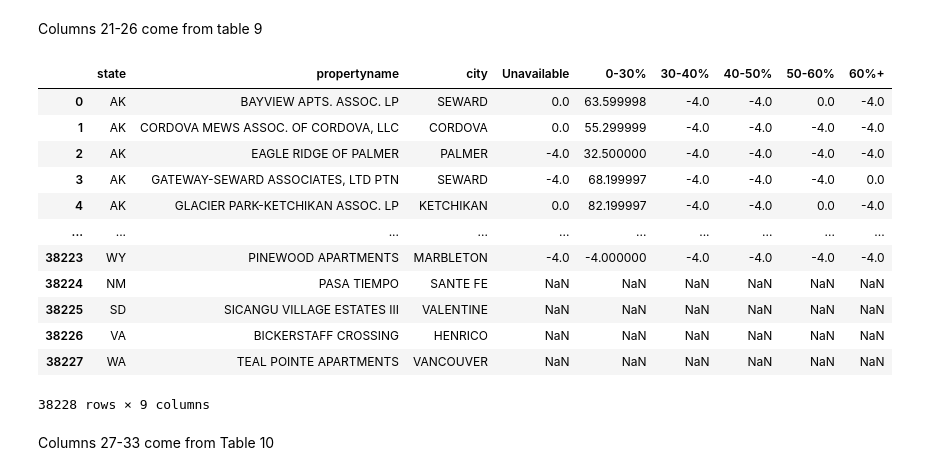
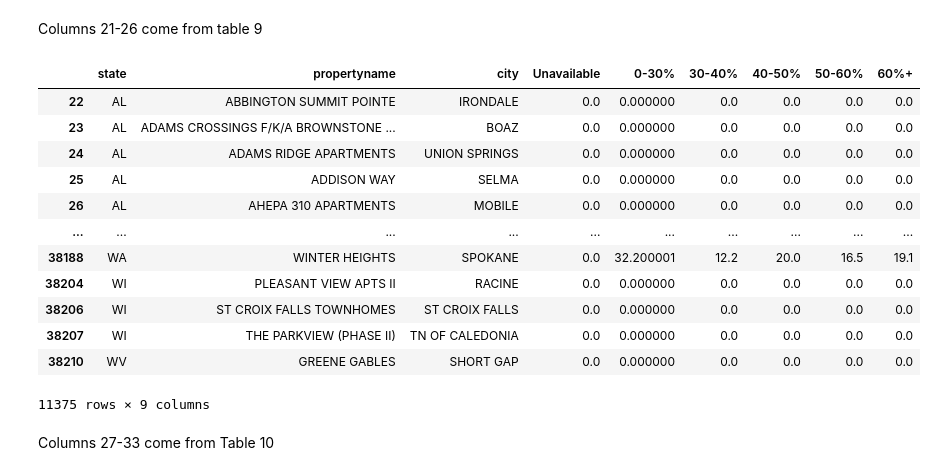
Before and after one commit to bitriagaleonela40-cmd/housing-research, a Jupyter notebook: Housing.ipynb, the cells around one changed output. Cells and saved outputs as stored; diff of their text form; code cells hidden in the pictures.

```diff
--- a/Housing.ipynb
+++ b/Housing.ipynb
@@ -85,11 +85,15 @@ headofhouse = headofhouse.rename(columns={"HH_RACE_HAWAIIANPI_PCT": "HawaiianorP
 headofhouse = headofhouse.rename(columns={"HH_RACE_OTHER_PCT": "OtherRace"})
 headofhouse = headofhouse.rename(columns={"HH_RACE_HISPANIC_PCT": "Hispanic"})
 headofhouse = headofhouse.rename(columns={"HH_RACE_NR_PCT": "Non_Reported"})
+
+# Cleaning null values
+for col in ['White', 'BlackorAfricanAmerican', 'AmericanIndianorAlaskaNative', 'Asian', 'HawaiianorPacificIslander', 'OtherRace', 'Hispanic', 'Non_Reported']:
+    headofhouse[col] = headofhouse[col].replace(-4, np.nan)
+
+headofhouse = headofhouse.dropna(axis = 0, how = 'any', subset = None)
+
 headofhouse
 
-#Cleaning null values
-
-
 #Data Visualization
 # %% [output]
 |  | state | propertyname | city | White | BlackorAfricanAmerican | AmericanIndianorAlaskaNative | Asian | ... |
@@ -121,11 +125,14 @@ household_income = household_income.rename(columns={"UNITS_INC_5K_10K_PCT": "$50
 household_income = household_income.rename(columns={"UNITS_INC_10K_15K_PCT": "$10000-$15000"})
 household_income = household_income.rename(columns={"UNITS_INC_15_20K_PCT": "$15000-$20000"})
 household_income = household_income.rename(columns={"UNITS_INC_GRT_20K_PCT": "$20000+"})
+
+# Cleaning null values
+for col in ['MedianIncome', 'IncomeReportedinPercent', '$0-$5000', '$5000-$10000', '$10000-$15000', '$15000-$20000', '$20000+']:
+    household_income[col] = household_income[col].replace(-4, np.nan)
+
 household_income = household_income.dropna(axis = 0, how = 'any', subset = None)
 household_income
 
-#Cleaning null values
-
 #Data Visualization
 # %% [output]
 |  | state | propertyname | city | MedianIncome | IncomeReportedinPercent | $0-$5000 | $5000-$10000 | ... |
@@ -146,35 +153,39 @@ household_income
 # %%
 #Create income relative to Area Median Income
 IncometoAmi = housing_df[['state', 'propertyname' ,'city','UNITS_I_IL_IR_0_PCT', 'UNITS_I_IL_IR_0_30_PCT',
        'UNITS_I_IL_IR_30_40_PCT', 'UNITS_I_IL_IR_40_50_PCT',
        'UNITS_I_IL_IR_50_60_PCT', 'UNITS_I_IL_IR_GT60_PCT']]
 #Rename variables
 IncometoAmi = IncometoAmi.rename(columns={"UNITS_I_IL_IR_0_PCT": "Unavailable"})
 IncometoAmi = IncometoAmi.rename(columns={"UNITS_I_IL_IR_0_30_PCT": "0-30%"})
 IncometoAmi = IncometoAmi.rename(columns={"UNITS_I_IL_IR_30_40_PCT": "30-40%"})
 IncometoAmi = IncometoAmi.rename(columns={"UNITS_I_IL_IR_40_50_PCT": "40-50%"})
 IncometoAmi = IncometoAmi.rename(columns={"UNITS_I_IL_IR_50_60_PCT": "50-60%"})
 IncometoAmi = IncometoAmi.rename(columns={"UNITS_I_IL_IR_GT60_PCT": "60%+"})
+
+# Cleaning null values
+for col in ['Unavailable', '0-30%', '30-40%', '40-50%', '50-60%', '60%+']:
+    IncometoAmi[col] = IncometoAmi[col].replace(-4, np.nan)
+
+IncometoAmi = IncometoAmi.dropna(axis = 0, how = 'any', subset = None)
+
 IncometoAmi
 
-#Cleaning null values
-
-
 #Data Visualization
 # %% [output]
 |  | state | propertyname | city | Unavailable | 0-30% | 30-40% | 40-50% | 50-60% | 60%+ |
-| 0 | AK | BAYVIEW APTS. ASSOC. LP | SEWARD | 0.0 | 63.599998 | -4.0 | -4.0 | 0.0 | -4.0 |
-| 1 | AK | CORDOVA MEWS ASSOC. OF CORDOVA, LLC | CORDOVA | 0.0 | 55.299999 | -4.0 | -4.0 | -4.0 | -4.0 |
-| 2 | AK | EAGLE RIDGE OF PALMER | PALMER | -4.0 | 32.500000 | -4.0 | -4.0 | -4.0 | -4.0 |
-| 3 | AK | GATEWAY-SEWARD ASSOCIATES, LTD PTN | SEWARD | -4.0 | 68.199997 | -4.0 | -4.0 | -4.0 | 0.0 |
-| 4 | AK | GLACIER PARK-KETCHIKAN ASSOC. LP | KETCHIKAN | 0.0 | 82.199997 | -4.0 | -4.0 | 0.0 | -4.0 |
+| 22 | AL | ABBINGTON SUMMIT POINTE | IRONDALE | 0.0 | 0.000000 | 0.0 | 0.0 | 0.0 | 0.0 |
+| 23 | AL | ADAMS CROSSINGS F/K/A BROWNSTONE ... | BOAZ | 0.0 | 0.000000 | 0.0 | 0.0 | 0.0 | 0.0 |
+| 24 | AL | ADAMS RIDGE APARTMENTS | UNION SPRINGS | 0.0 | 0.000000 | 0.0 | 0.0 | 0.0 | 0.0 |
+| 25 | AL | ADDISON WAY | SELMA | 0.0 | 0.000000 | 0.0 | 0.0 | 0.0 | 0.0 |
+| 26 | AL | AHEPA 310 APARTMENTS | MOBILE | 0.0 | 0.000000 | 0.0 | 0.0 | 0.0 | 0.0 |
 | ... | ... | ... | ... | ... | ... | ... | ... | ... | ... |
-| 38223 | WY | PINEWOOD APARTMENTS | MARBLETON | -4.0 | -4.000000 | -4.0 | -4.0 | -4.0 | -4.0 |
-| 38224 | NM | PASA TIEMPO | SANTE FE | NaN | NaN | NaN | NaN | NaN | NaN |
-| 38225 | SD | SICANGU VILLAGE ESTATES III | VALENTINE | NaN | NaN | NaN | NaN | NaN | NaN |
-| 38226 | VA | BICKERSTAFF CROSSING | HENRICO | NaN | NaN | NaN | NaN | NaN | NaN |
-| 38227 | WA | TEAL POINTE APARTMENTS | VANCOUVER | NaN | NaN | NaN | NaN | NaN | NaN |
+| 38188 | WA | WINTER HEIGHTS | SPOKANE | 0.0 | 32.200001 | 12.2 | 20.0 | 16.5 | 19.1 |
+| 38204 | WI | PLEASANT VIEW APTS II | RACINE | 0.0 | 0.000000 | 0.0 | 0.0 | 0.0 | 0.0 |
+| 38206 | WI | ST CROIX FALLS TOWNHOMES | ST CROIX FALLS | 0.0 | 0.000000 | 0.0 | 0.0 | 0.0 | 0.0 |
+| 38207 | WI | THE PARKVIEW (PHASE II) | TN OF CALEDONIA | 0.0 | 0.000000 | 0.0 | 0.0 | 0.0 | 0.0 |
+| 38210 | WV | GREENE GABLES | SHORT GAP | 0.0 | 0.000000 | 0.0 | 0.0 | 0.0 | 0.0 |
-38228 rows × 9 columns
+11375 rows × 9 columns
 # %% [markdown]
 Columns 27-33 come from Table 10
 # %%
```
Also changed, not shown: parts of 5 cells of this notebook.
